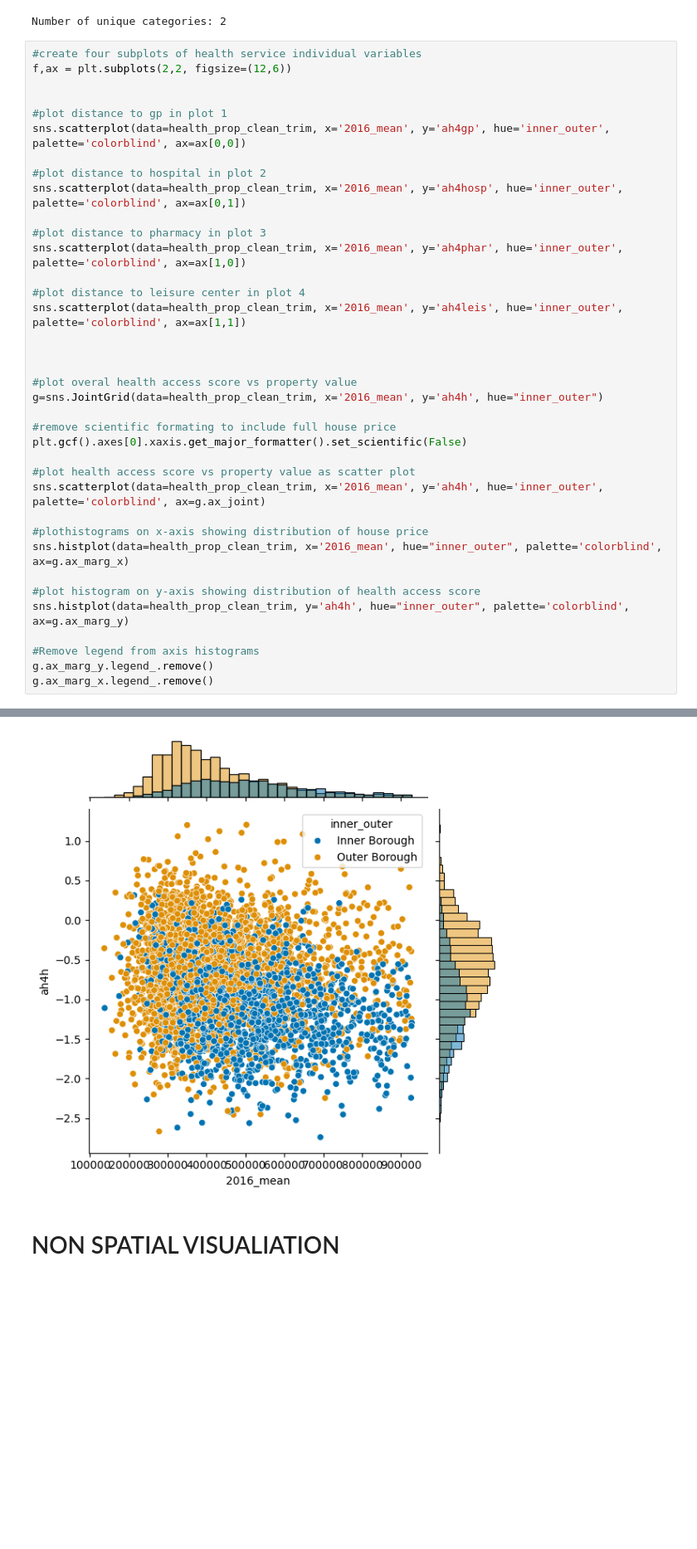
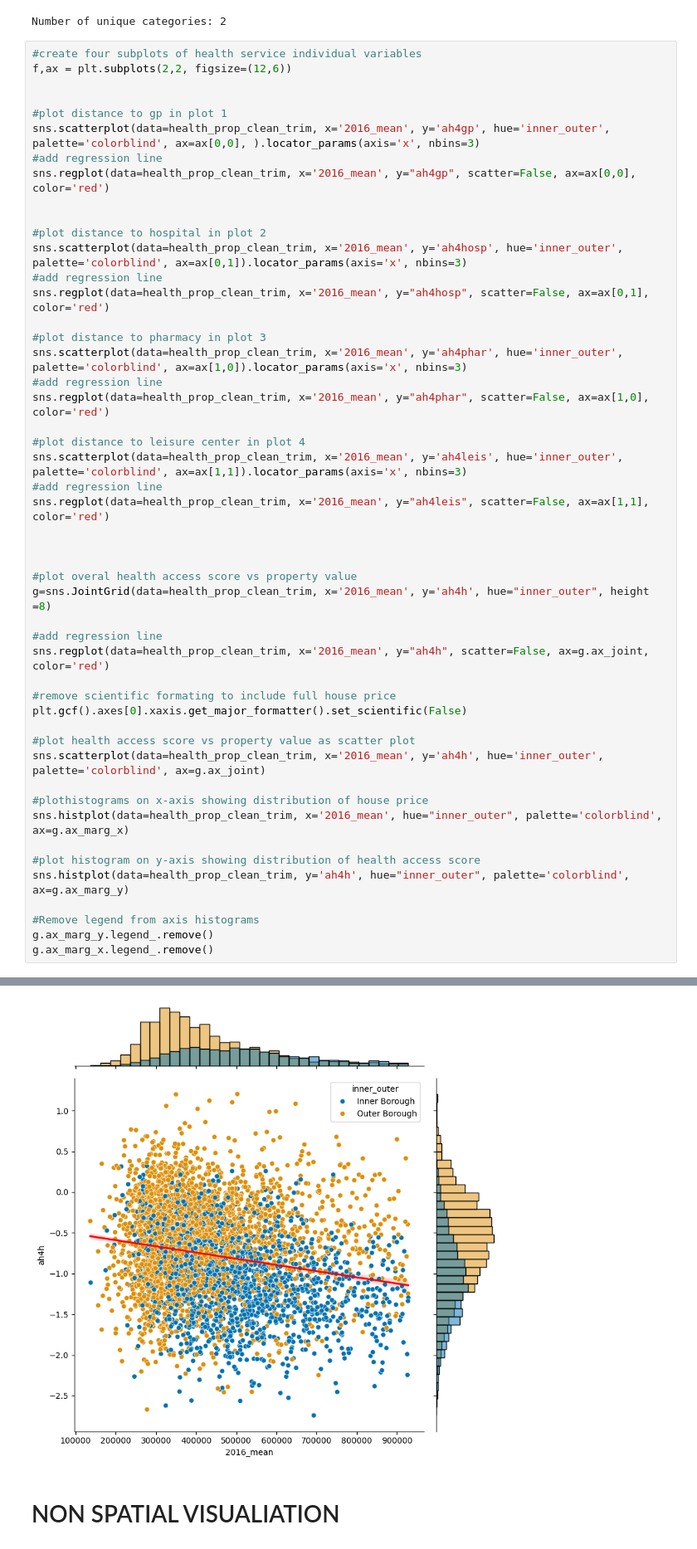
Before and after one commit to Jonathan-C-Barrett/GEOG5990M, a Jupyter notebook: GEOG5003M_Final_Project_template.ipynb, the cells around one changed output, grey strips where cells are left out. Shown at 83% size. Cells and saved outputs as stored; diff of their text form; blank space fills up the shorter version.

```diff
--- a/GEOG5003M_Final_Project_template.ipynb
+++ b/GEOG5003M_Final_Project_template.ipynb
@@ -542,21 +542,33 @@ f,ax = plt.subplots(2,2, figsize=(12,6))
 
 
 #plot distance to gp in plot 1
-sns.scatterplot(data=health_prop_clean_trim, x='2016_mean', y='ah4gp', hue='inner_outer', palette='colorblind', ax=ax[0,0])
+sns.scatterplot(data=health_prop_clean_trim, x='2016_mean', y='ah4gp', hue='inner_outer', palette='colorblind', ax=ax[0,0], ).locator_params(axis='x', nbins=3)
+#add regression line
+sns.regplot(data=health_prop_clean_trim, x='2016_mean', y="ah4gp", scatter=False, ax=ax[0,0], color='red')
+
 
 #plot distance to hospital in plot 2
-sns.scatterplot(data=health_prop_clean_trim, x='2016_mean', y='ah4hosp', hue='inner_outer', palette='colorblind', ax=ax[0,1])
+sns.scatterplot(data=health_prop_clean_trim, x='2016_mean', y='ah4hosp', hue='inner_outer', palette='colorblind', ax=ax[0,1]).locator_params(axis='x', nbins=3)
+#add regression line
+sns.regplot(data=health_prop_clean_trim, x='2016_mean', y="ah4hosp", scatter=False, ax=ax[0,1], color='red')
 
 #plot distance to pharmacy in plot 3
-sns.scatterplot(data=health_prop_clean_trim, x='2016_mean', y='ah4phar', hue='inner_outer', palette='colorblind', ax=ax[1,0])
+sns.scatterplot(data=health_prop_clean_trim, x='2016_mean', y='ah4phar', hue='inner_outer', palette='colorblind', ax=ax[1,0]).locator_params(axis='x', nbins=3)
+#add regression line
+sns.regplot(data=health_prop_clean_trim, x='2016_mean', y="ah4phar", scatter=False, ax=ax[1,0], color='red')
 
 #plot distance to leisure center in plot 4
-sns.scatterplot(data=health_prop_clean_trim, x='2016_mean', y='ah4leis', hue='inner_outer', palette='colorblind', ax=ax[1,1])
+sns.scatterplot(data=health_prop_clean_trim, x='2016_mean', y='ah4leis', hue='inner_outer', palette='colorblind', ax=ax[1,1]).locator_params(axis='x', nbins=3)
+#add regression line
+sns.regplot(data=health_prop_clean_trim, x='2016_mean', y="ah4leis", scatter=False, ax=ax[1,1], color='red')
 
 
 
 #plot overal health access score vs property value
-g=sns.JointGrid(data=health_prop_clean_trim, x='2016_mean', y='ah4h', hue="inner_outer")
+g=sns.JointGrid(data=health_prop_clean_trim, x='2016_mean', y='ah4h', hue="inner_outer", height =8)
+
+#add regression line
+sns.regplot(data=health_prop_clean_trim, x='2016_mean', y="ah4h", scatter=False, ax=g.ax_joint, color='red')
 
 #remove scientific formating to include full house price
 plt.gcf().axes[0].xaxis.get_major_formatter().set_scientific(False)
@@ -578,4 +590,4 @@ g.ax_marg_x.legend_.remove()
-[figure, old version]
+[figure, new version]
 # %% [markdown]
 # NON SPATIAL VISUALIATION
 # %% [markdown]
```
Also changed, not shown: parts of 1 cell of this notebook.
